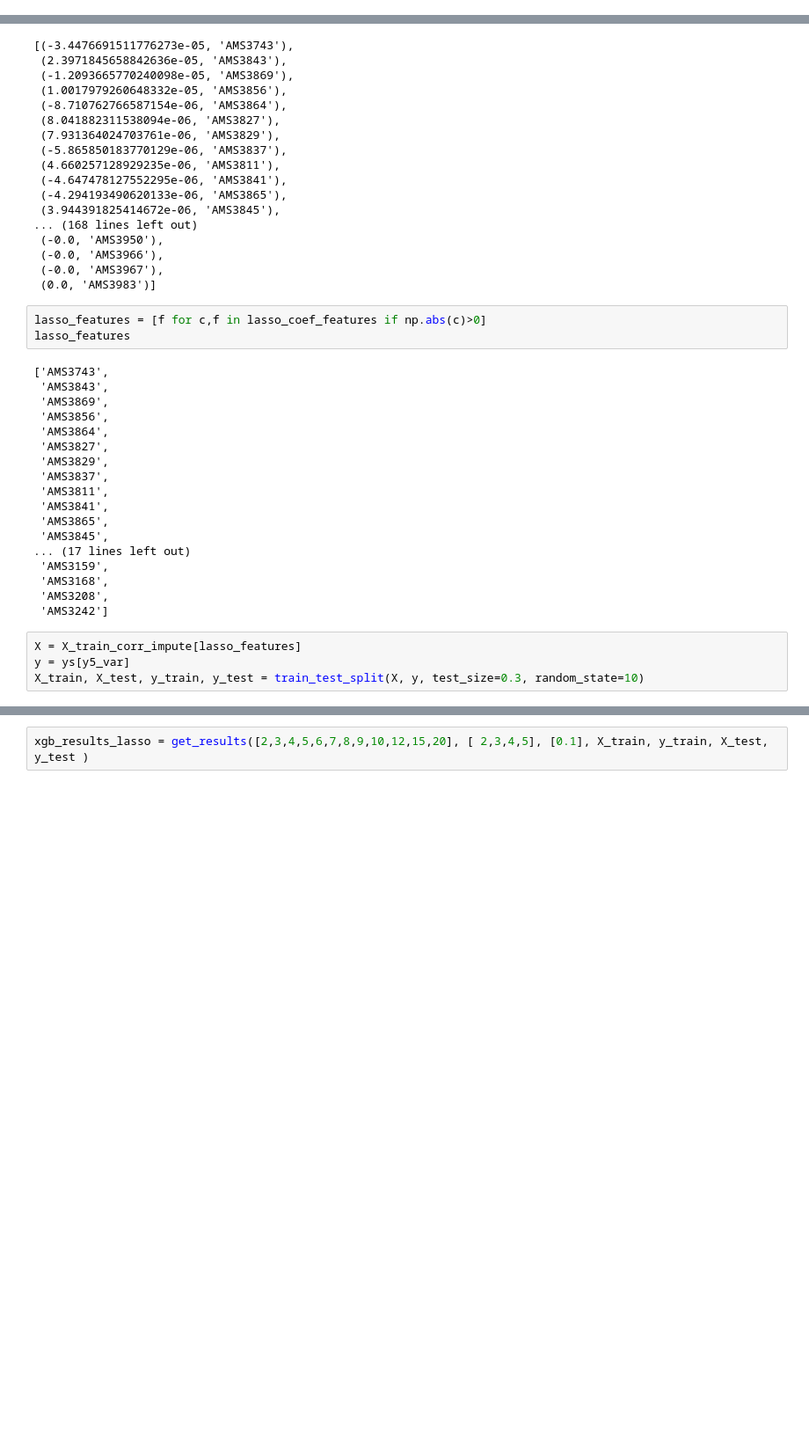
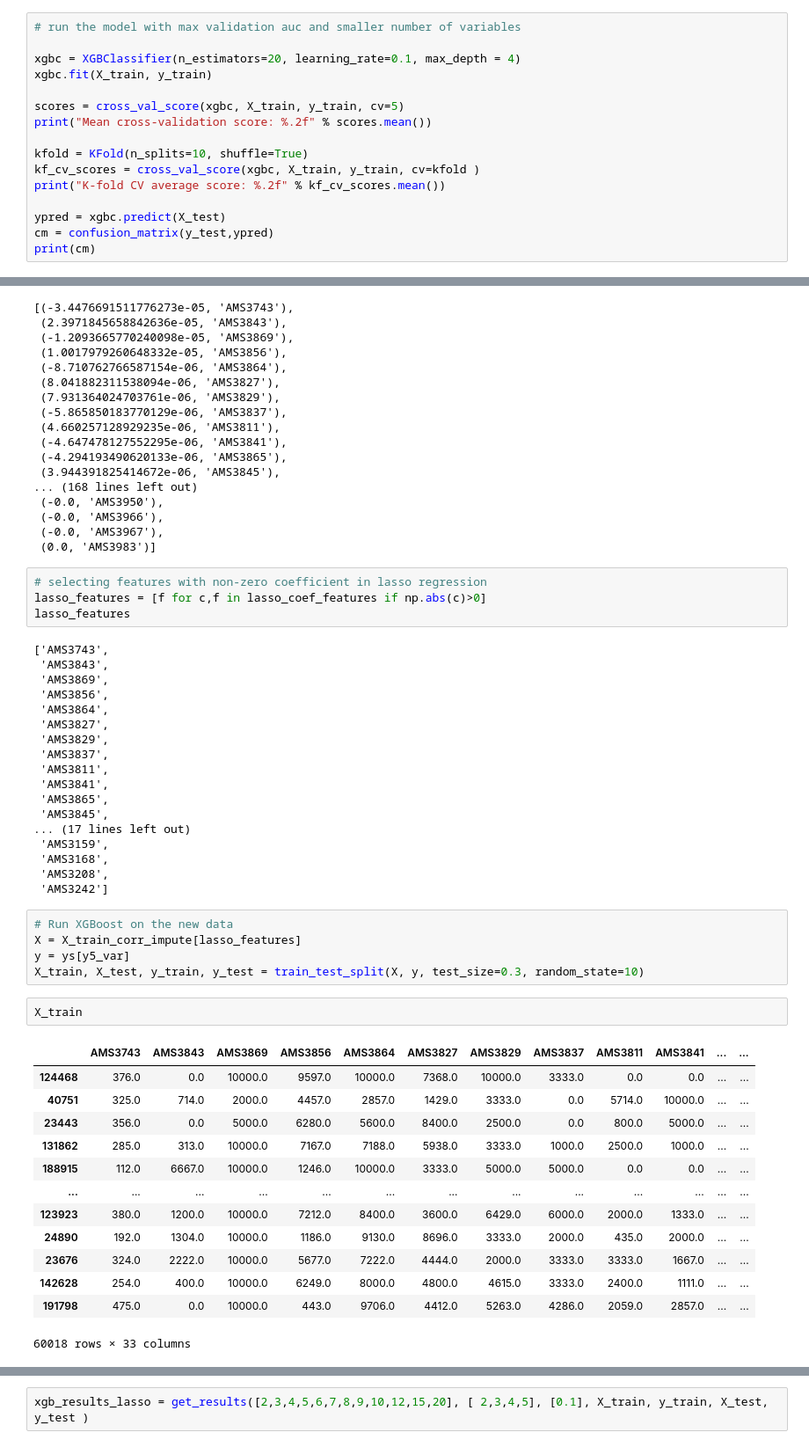
Before and after one commit to yuanzichen88/MADS-CAPSTONE, a Jupyter notebook: Cleaned_SIADS_699-Team_DoubleZ-Retail_CreditCard_Delinquency_Prediction.ipynb, the cells around one changed output, grey strips where cells are left out. Shown at 88% size. Drawn from its saved outputs; the diff is of its cells as text; blank space fills up the shorter version.

```diff
--- a/Cleaned_SIADS_699-Team_DoubleZ-Retail_CreditCard_Delinquency_Prediction.ipynb
+++ b/Cleaned_SIADS_699-Team_DoubleZ-Retail_CreditCard_Delinquency_Prediction.ipynb
@@ -675,0 +578,16 @@ xgb_results.to_excel('xgb_results.xlsx',index=False)
+# %%
+# run the model with max validation auc and smaller number of variables
+
+xgbc = XGBClassifier(n_estimators=20, learning_rate=0.1, max_depth = 4)
+xgbc.fit(X_train, y_train)
+
+scores = cross_val_score(xgbc, X_train, y_train, cv=5)
+print("Mean cross-validation score: %.2f" % scores.mean())
+
+kfold = KFold(n_splits=10, shuffle=True)
+kf_cv_scores = cross_val_score(xgbc, X_train, y_train, cv=kfold )
+print("K-fold CV average score: %.2f" % kf_cv_scores.mean())
+
+ypred = xgbc.predict(X_test)
+cm = confusion_matrix(y_test,ypred)
+print(cm)
@@ -726,6 +648,7 @@ lasso_coef_features
  (-0.0, 'AMS3967'),
  (0.0, 'AMS3983')]
 # %%
+# selecting features with non-zero coefficient in lasso regression
 lasso_features = [f for c,f in lasso_coef_features if np.abs(c)>0]
 lasso_features
 # %% [output]
@@ -747,6 +670,23 @@ lasso_features
  'AMS3208',
  'AMS3242']
 # %%
+# Run XGBoost on the new data
 X = X_train_corr_impute[lasso_features]
 y = ys[y5_var]
 X_train, X_test, y_train, y_test = train_test_split(X, y, test_size=0.3, random_state=10)
+# %%
+X_train
+# %% [output]
+|  | AMS3743 | AMS3843 | AMS3869 | AMS3856 | AMS3864 | AMS3827 | AMS3829 | AMS3837 | AMS3811 | AMS3841 | ... | ... |
+| 124468 | 376.0 | 0.0 | 10000.0 | 9597.0 | 10000.0 | 7368.0 | 10000.0 | 3333.0 | 0.0 | 0.0 | ... | ... |
+| 40751 | 325.0 | 714.0 | 2000.0 | 4457.0 | 2857.0 | 1429.0 | 3333.0 | 0.0 | 5714.0 | 10000.0 | ... | ... |
+| 23443 | 356.0 | 0.0 | 5000.0 | 6280.0 | 5600.0 | 8400.0 | 2500.0 | 0.0 | 800.0 | 5000.0 | ... | ... |
+| 131862 | 285.0 | 313.0 | 10000.0 | 7167.0 | 7188.0 | 5938.0 | 3333.0 | 1000.0 | 2500.0 | 1000.0 | ... | ... |
+| 188915 | 112.0 | 6667.0 | 10000.0 | 1246.0 | 10000.0 | 3333.0 | 5000.0 | 5000.0 | 0.0 | 0.0 | ... | ... |
+| ... | ... | ... | ... | ... | ... | ... | ... | ... | ... | ... | ... | ... |
+| 123923 | 380.0 | 1200.0 | 10000.0 | 7212.0 | 8400.0 | 3600.0 | 6429.0 | 6000.0 | 2000.0 | 1333.0 | ... | ... |
+| 24890 | 192.0 | 1304.0 | 10000.0 | 1186.0 | 9130.0 | 8696.0 | 3333.0 | 2000.0 | 435.0 | 2000.0 | ... | ... |
+| 23676 | 324.0 | 2222.0 | 10000.0 | 5677.0 | 7222.0 | 4444.0 | 2000.0 | 3333.0 | 3333.0 | 1667.0 | ... | ... |
+| 142628 | 254.0 | 400.0 | 10000.0 | 6249.0 | 8000.0 | 4800.0 | 4615.0 | 3333.0 | 2400.0 | 1111.0 | ... | ... |
+| 191798 | 475.0 | 0.0 | 10000.0 | 443.0 | 9706.0 | 4412.0 | 5263.0 | 4286.0 | 2059.0 | 2857.0 | ... | ... |
+60018 rows × 33 columns
```
Also changed, not shown: parts of 66 cells of this notebook, 5 other files.
